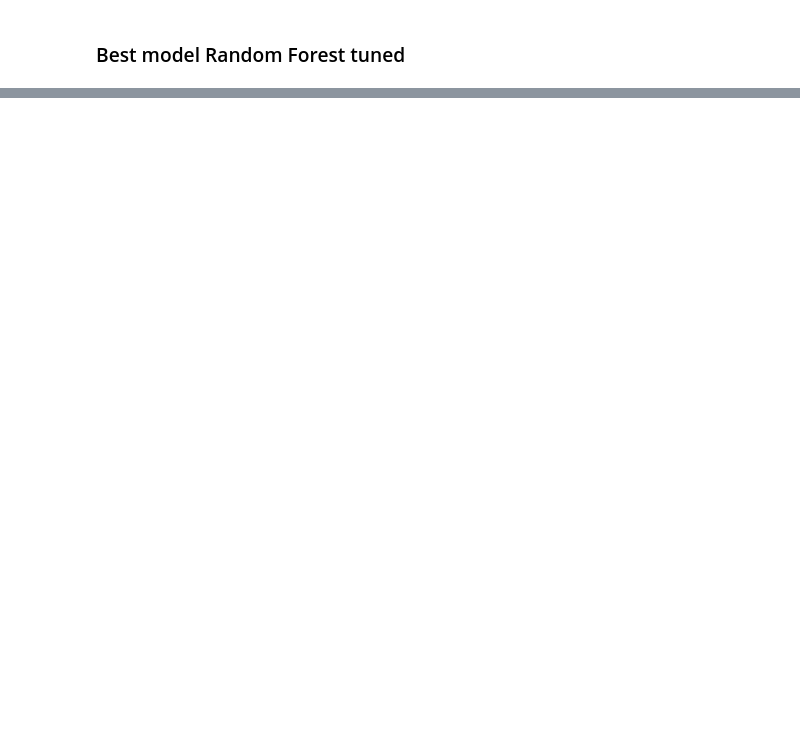
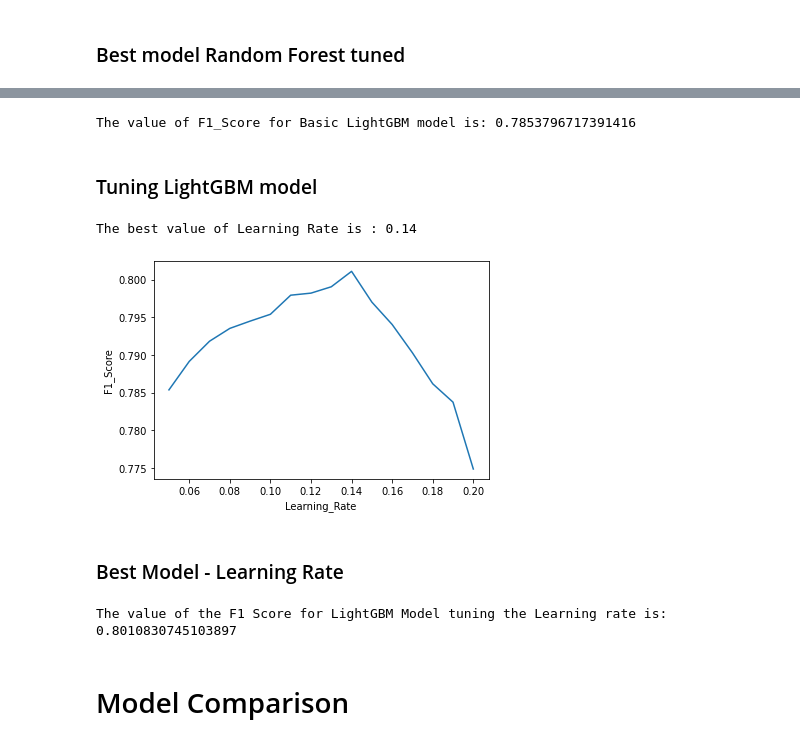
Before and after one commit to lumariaap15/secop-ds4a, a Jupyter notebook: models.ipynb, the cells around one changed output, grey strips where cells are left out. Saved outputs shown, nothing was run; the diff lists cells and outputs as text; code cells hidden in the pictures; blank space fills up the shorter version.

Commit message:
Lighgbm Model Cesar

```diff
--- a/models.ipynb
+++ b/models.ipynb
@@ -284,0 +298,50 @@ El valor del F1_Score es: 0.7847244003281645
+# %%
+# Get X and Y variables
+
+#Downsampled Dataset
+y = df_DownSampling['Delay'].astype('category')
+X = df_DownSampling.drop(['Delay'], axis=1)
+# %%
+#Train Test Split
+X_train, X_test, y_train, y_test = train_test_split(X, y, test_size=0.33, random_state=42)
+# %%
+clf = lgb.LGBMClassifier(boosting_type='gbdt',n_estimators=1000, max_depth=6,random_state=42, learning_rate=0.05)
+clf.fit(X_train, y_train)
+y_pred=clf.predict(X_test)
+print('The value of F1_Score for Basic LightGBM model is: ' + str(metrics.f1_score(y_test, y_pred, average= 'macro')))
+# %% [output]
+The value of F1_Score for Basic LightGBM model is: 0.7853796717391416
+# %% [markdown]
+### Tuning LightGBM model
+# %%
+# Creation of list of values to iterate over different values of n_estimators
+estimator_range = np.arange(0.05,0.2,0.01)
+# List to store the results.
+f1_scores_LR = []
+
+for estimator in estimator_range:
+    clf = lgb.LGBMClassifier(boosting_type='gbdt',n_estimators=1000, max_depth=6,random_state=42, learning_rate=estimator)
+    clf.fit(X_train, y_train)
+    y_pred = clf.predict(X_test)
+    f1_scores_LR.append(metrics.f1_score(y_pred, y_test, average= 'macro'))
+# %%
+# Plotting the results
+plt.plot(estimator_range, f1_scores_LR)
+plt.xlabel('Learning_Rate')
+plt.ylabel('F1_Score')
+print('The best value of Learning Rate is : ' + str(0.14))
+# %% [output]
+The best value of Learning Rate is : 0.14
+[figure, added]
+# %% [markdown]
+### Best Model - Learning Rate
+# %%
+# Picking the best model of the previous cell
+clf = lgb.LGBMClassifier(boosting_type='gbdt',n_estimators=1000, max_depth=6,random_state=42, learning_rate=0.14)
+clf.fit(X_train, y_train)
+y_pred=clf.predict(X_test)
+print('The value of the F1 Score for LightGBM Model tuning the Learning rate is: ' + str(metrics.f1_score(y_pred, y_test, average= 'macro')))
+# %% [output]
+The value of the F1 Score for LightGBM Model tuning the Learning rate is: 0.8010830745103897
+# %% [markdown]
+# Model Comparison
```
Also changed, not shown: parts of 10 cells of this notebook.
